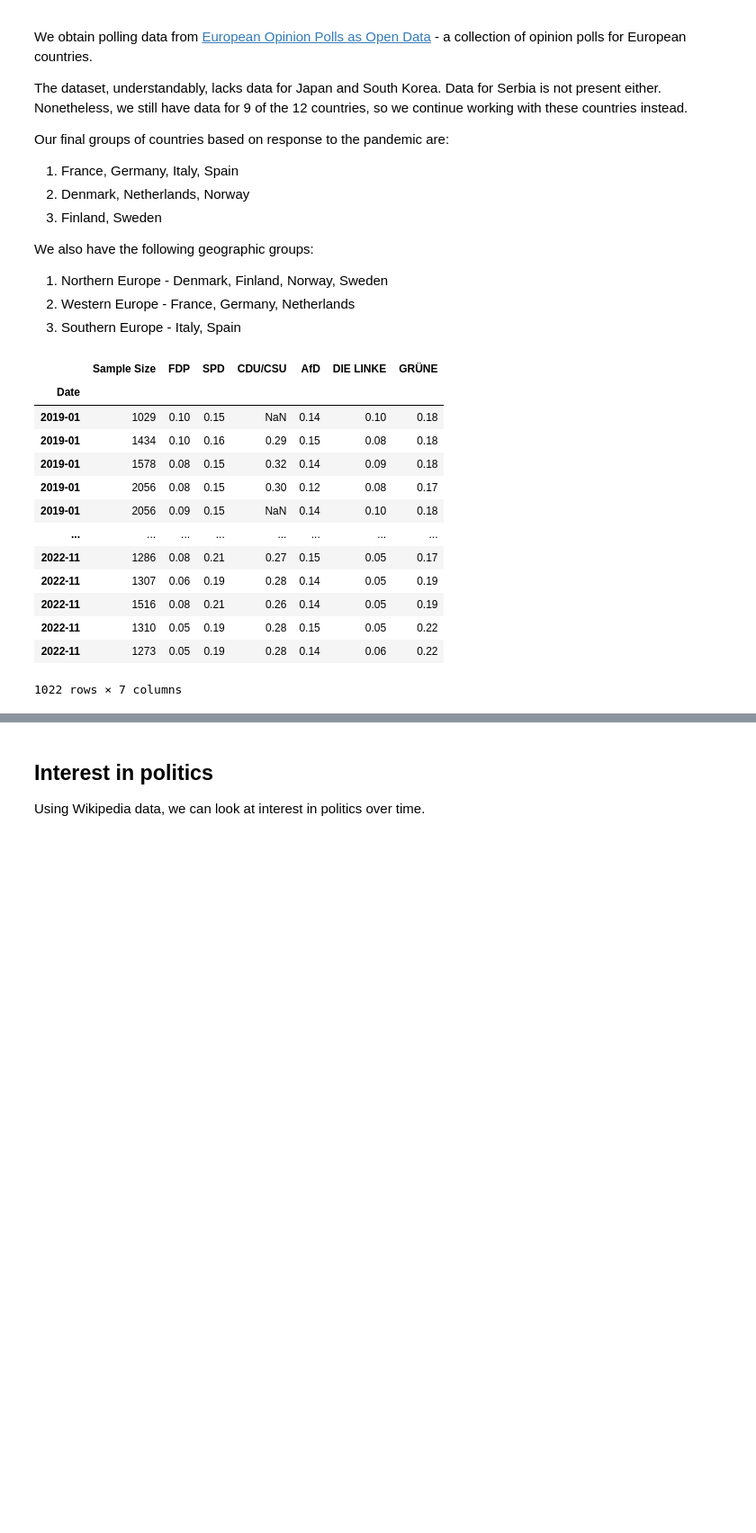
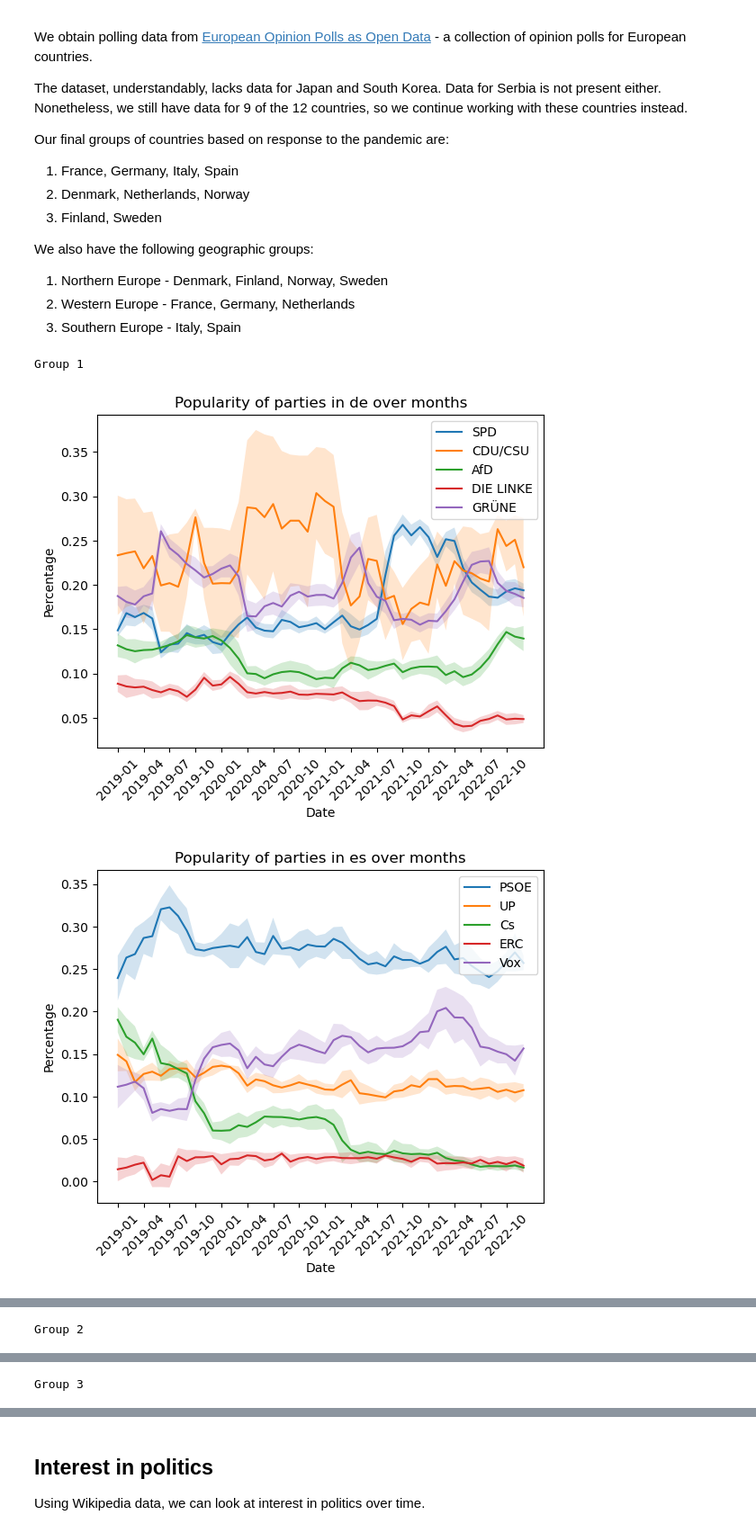
Before and after one commit to epfl-ada/ada-2022-project-zeta, a Jupyter notebook: ADAnalysis.ipynb, the cells around one changed output, grey strips where cells are left out. Shown at 90% size. Saved outputs shown, nothing was run; the diff lists cells and outputs as text; code cells hidden in the pictures; blank space fills up the shorter version.

Commit message:
Add polling data plots

```diff
--- a/ADAnalysis.ipynb
+++ b/ADAnalysis.ipynb
@@ -98,22 +98,13 @@ response_groups = [
 
 # Countries grouped by geographic region
 region_groups = [["dk", "fi", "no", "se"], ["de", "fr", "nl"], ["es", "it"]]
-# %%
-df = get_polling_data("de")
-
-df
-# %% [output]
-|  | Sample Size | FDP | SPD | CDU/CSU | AfD | DIE LINKE | GRÜNE |
-| Date |  |  |  |  |  |  |  |
-| 2019-01 | 1029 | 0.10 | 0.15 | NaN | 0.14 | 0.10 | 0.18 |
-| 2019-01 | 1434 | 0.10 | 0.16 | 0.29 | 0.15 | 0.08 | 0.18 |
-| 2019-01 | 1578 | 0.08 | 0.15 | 0.32 | 0.14 | 0.09 | 0.18 |
-| 2019-01 | 2056 | 0.08 | 0.15 | 0.30 | 0.12 | 0.08 | 0.17 |
-| 2019-01 | 2056 | 0.09 | 0.15 | NaN | 0.14 | 0.10 | 0.18 |
-| ... | ... | ... | ... | ... | ... | ... | ... |
-| 2022-11 | 1286 | 0.08 | 0.21 | 0.27 | 0.15 | 0.05 | 0.17 |
-| 2022-11 | 1307 | 0.06 | 0.19 | 0.28 | 0.14 | 0.05 | 0.19 |
-| 2022-11 | 1516 | 0.08 | 0.21 | 0.26 | 0.14 | 0.05 | 0.19 |
-| 2022-11 | 1310 | 0.05 | 0.19 | 0.28 | 0.15 | 0.05 | 0.22 |
-| 2022-11 | 1273 | 0.05 | 0.19 | 0.28 | 0.14 | 0.06 | 0.22 |
-1022 rows × 7 columns
+# %%
+for idx, group in enumerate(response_groups):
+    print(f"Group {idx + 1}")
+    for country in group:
+        df = get_polling_data(country)
+        plot_polling_data(df, country)
+# %% [output]
+Group 1
+[figure, added]
+[figure, added]
@@ -119,0 +113 @@ df
+Group 2
@@ -119,0 +117 @@ df
+Group 3
```
Also changed, not shown: parts of 1 cell of this notebook, 1 other file.
